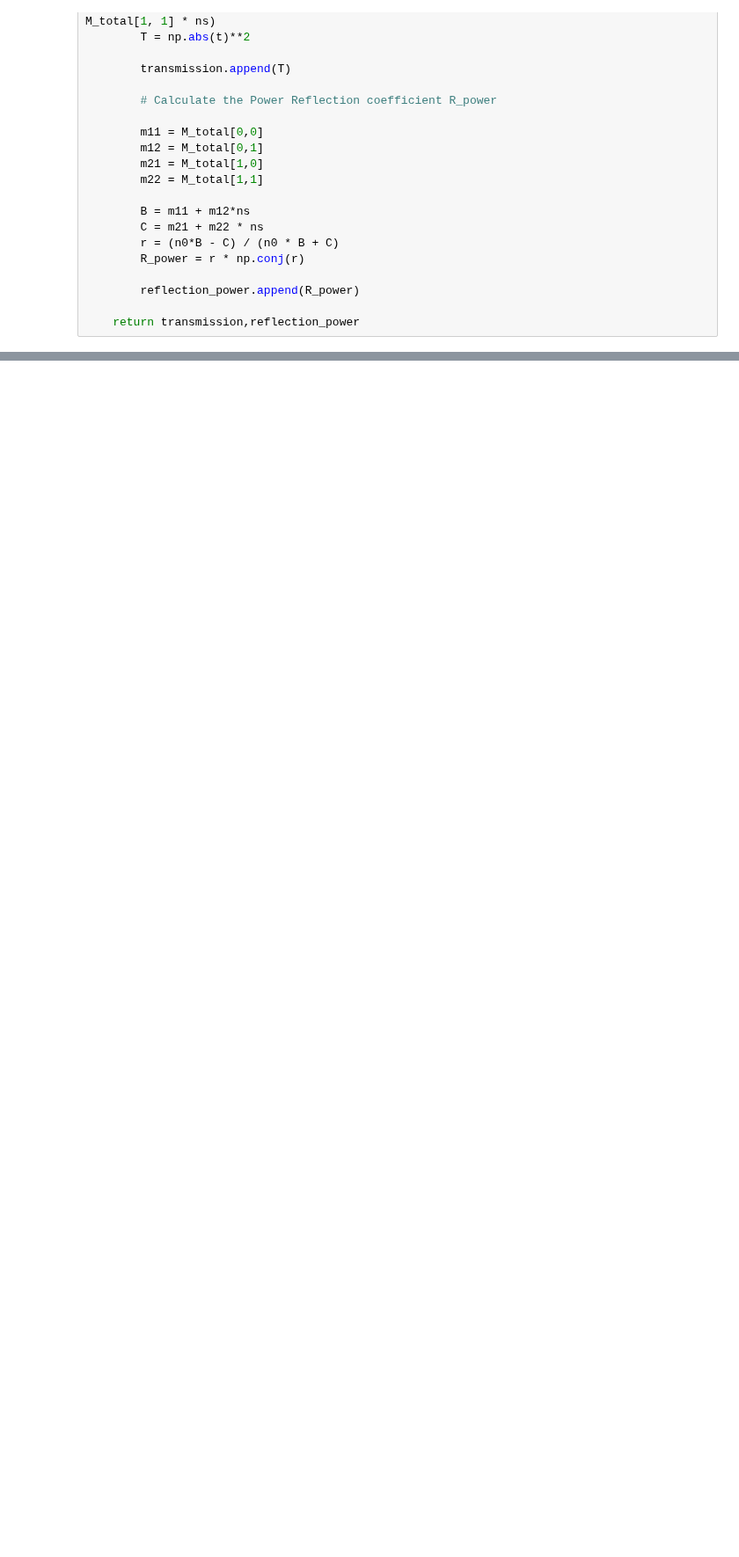
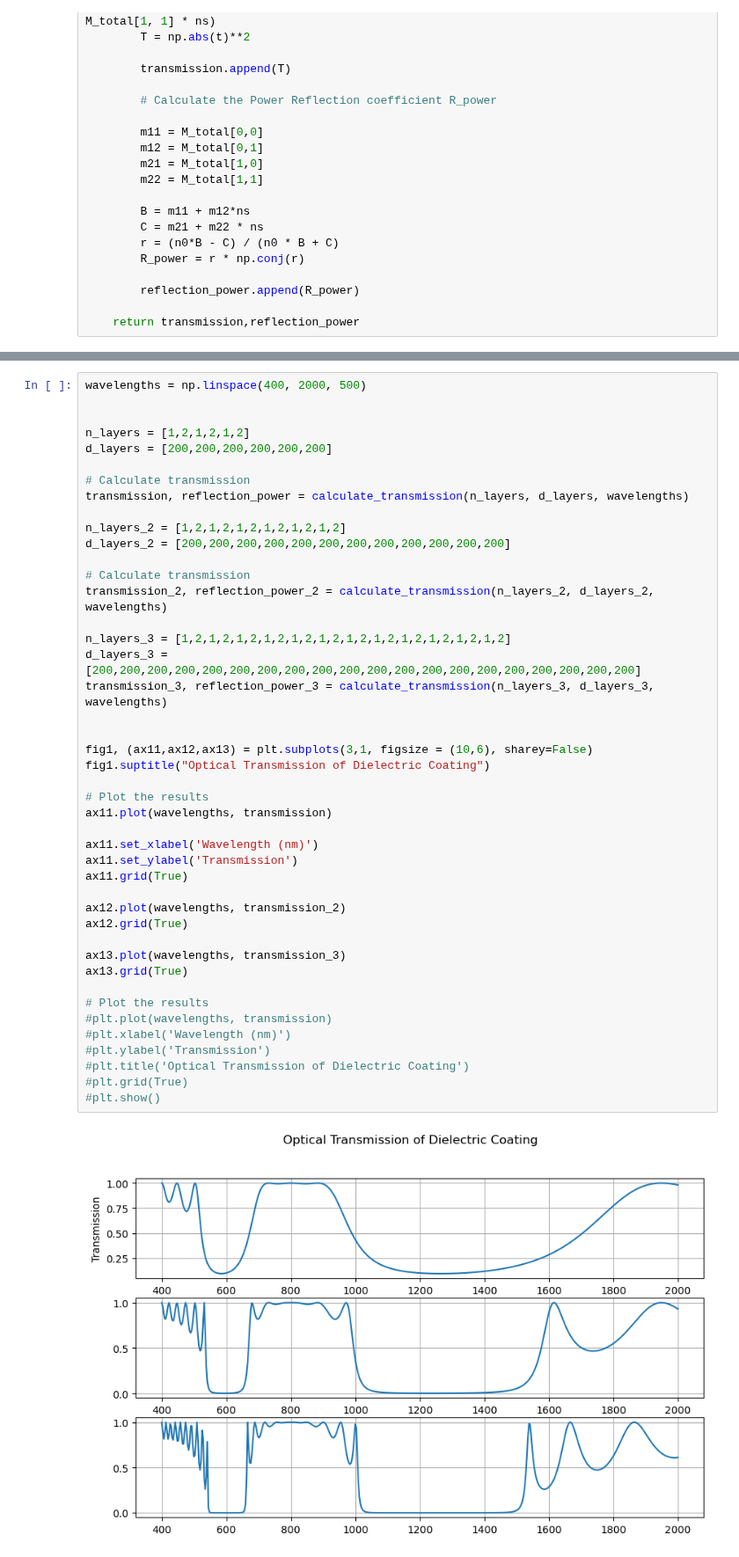
Before and after one commit to tacticstactics/Optical_thin_film_coating, a Jupyter notebook: Transfer-Matirx-Method.ipynb, the cells around one changed output, grey strips where cells are left out. Shown at 88% size. Drawn from its saved outputs; the diff is of its cells as text; blank space fills up the shorter version.

```diff
--- a/Transfer-Matirx-Method.ipynb
+++ b/Transfer-Matirx-Method.ipynb
@@ -80,3 +111,49 @@ plt.show()
+# %%
+wavelengths = np.linspace(400, 2000, 500)
+
+
+n_layers = [1,2,1,2,1,2]
+d_layers = [200,200,200,200,200,200]
+
+# Calculate transmission
+transmission, reflection_power = calculate_transmission(n_layers, d_layers, wavelengths)
+
+n_layers_2 = [1,2,1,2,1,2,1,2,1,2,1,2]
+d_layers_2 = [200,200,200,200,200,200,200,200,200,200,200,200]
+
+# Calculate transmission
+transmission_2, reflection_power_2 = calculate_transmission(n_layers_2, d_layers_2, wavelengths)
+
+n_layers_3 = [1,2,1,2,1,2,1,2,1,2,1,2,1,2,1,2,1,2,1,2,1,2,1,2]
+d_layers_3 = [200,200,200,200,200,200,200,200,200,200,200,200,200,200,200,200,200,200,200,200]
+transmission_3, reflection_power_3 = calculate_transmission(n_layers_3, d_layers_3, wavelengths)
+
+
+fig1, (ax11,ax12,ax13) = plt.subplots(3,1, figsize = (10,6), sharey=False)
+fig1.suptitle("Optical Transmission of Dielectric Coating")
+
+# Plot the results
+ax11.plot(wavelengths, transmission)
+
+ax11.set_xlabel('Wavelength (nm)')
+ax11.set_ylabel('Transmission')
+ax11.grid(True)
+
+ax12.plot(wavelengths, transmission_2)
+ax12.grid(True)
+
+ax13.plot(wavelengths, transmission_3)
+ax13.grid(True)
+
+# Plot the results
+#plt.plot(wavelengths, transmission)
+#plt.xlabel('Wavelength (nm)')
+#plt.ylabel('Transmission')
+#plt.title('Optical Transmission of Dielectric Coating')
+#plt.grid(True)
+#plt.show()
+# %% [output]
+[figure, added]
 # %%
 # Reflection
 plt.plot(wavelengths, reflection_power)
```
Also changed, not shown: parts of 6 cells of this notebook.
